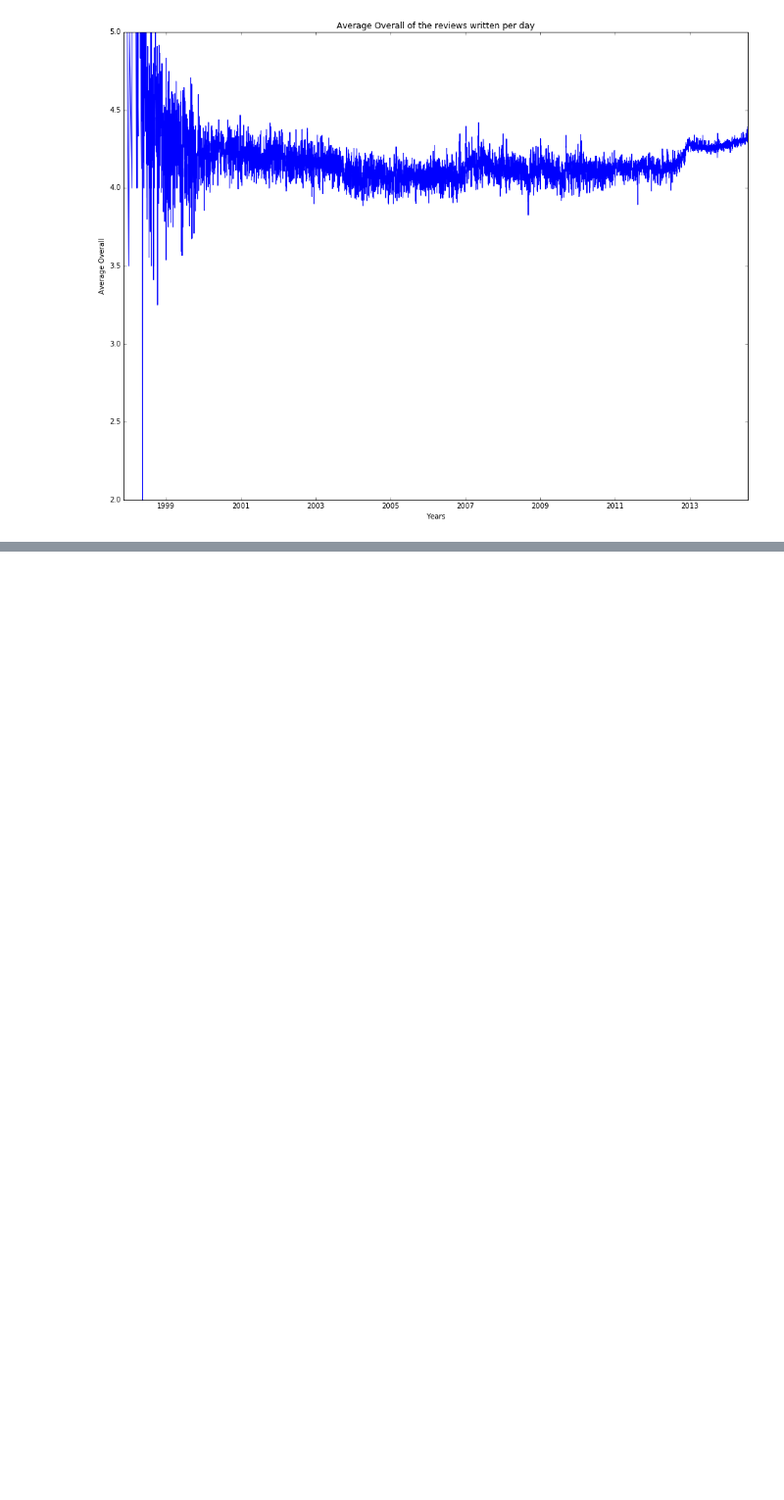
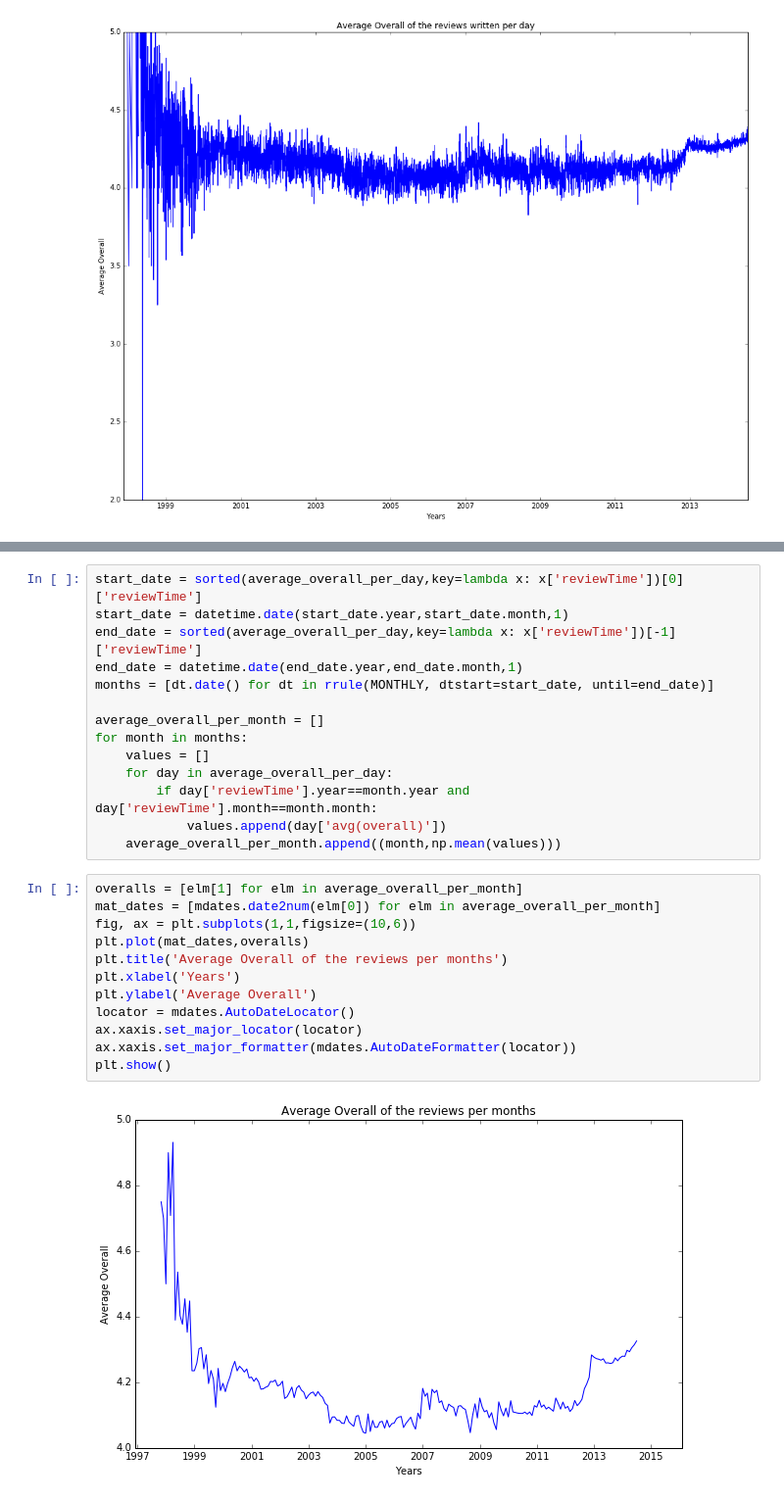
Before and after one commit to lccambiaghi/Amazon-Products-and-Reviews-Analysis, a Jupyter notebook: EC2/Spark.ipynb, the cells around one changed output, grey strips where cells are left out. Shown at 98% size. Saved outputs shown, nothing was run; the diff lists cells and outputs as text; blank space fills up the shorter version.

```diff
--- a/EC2/Spark.ipynb
+++ b/EC2/Spark.ipynb
@@ -1039 +1009,29 @@ plt.show()
+# %%
+start_date = sorted(average_overall_per_day,key=lambda x: x['reviewTime'])[0]['reviewTime']
+start_date = datetime.date(start_date.year,start_date.month,1)
+end_date = sorted(average_overall_per_day,key=lambda x: x['reviewTime'])[-1]['reviewTime']
+end_date = datetime.date(end_date.year,end_date.month,1)
+months = [dt.date() for dt in rrule(MONTHLY, dtstart=start_date, until=end_date)]
+
+average_overall_per_month = []
+for month in months:
+    values = []
+    for day in average_overall_per_day:
+        if day['reviewTime'].year==month.year and day['reviewTime'].month==month.month:
+            values.append(day['avg(overall)'])
+    average_overall_per_month.append((month,np.mean(values)))
+# %%
+overalls = [elm[1] for elm in average_overall_per_month]
+mat_dates = [mdates.date2num(elm[0]) for elm in average_overall_per_month]
+fig, ax = plt.subplots(1,1,figsize=(10,6))
+plt.plot(mat_dates,overalls)
+plt.title('Average Overall of the reviews per months')
+plt.xlabel('Years')
+plt.ylabel('Average Overall')
+locator = mdates.AutoDateLocator()
+ax.xaxis.set_major_locator(locator)
+ax.xaxis.set_major_formatter(mdates.AutoDateFormatter(locator))
+plt.show()
+# %% [output]
+[figure, added]
 # %% [markdown]
```
Also changed, not shown: parts of 60 cells of this notebook, 2 other files.
